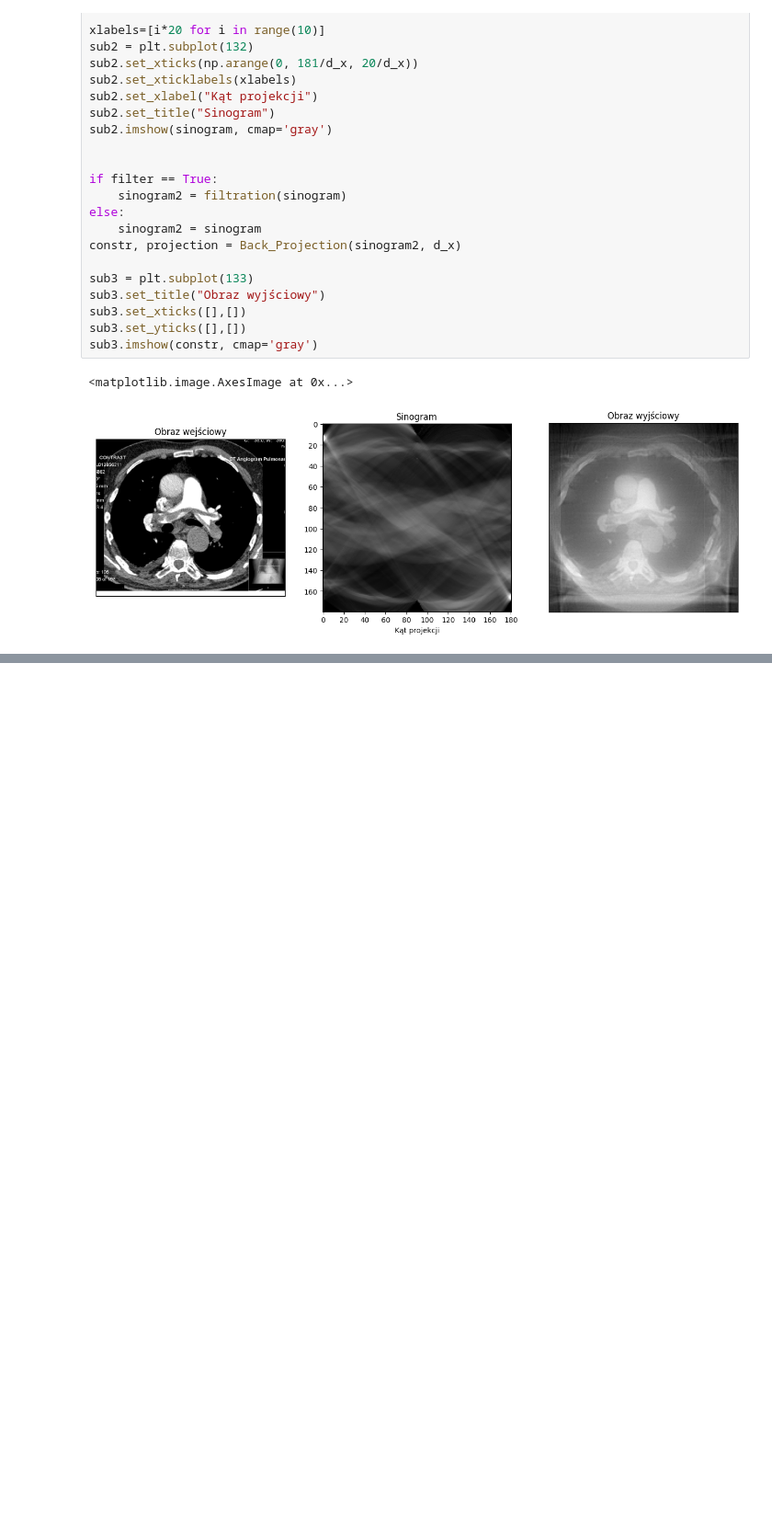
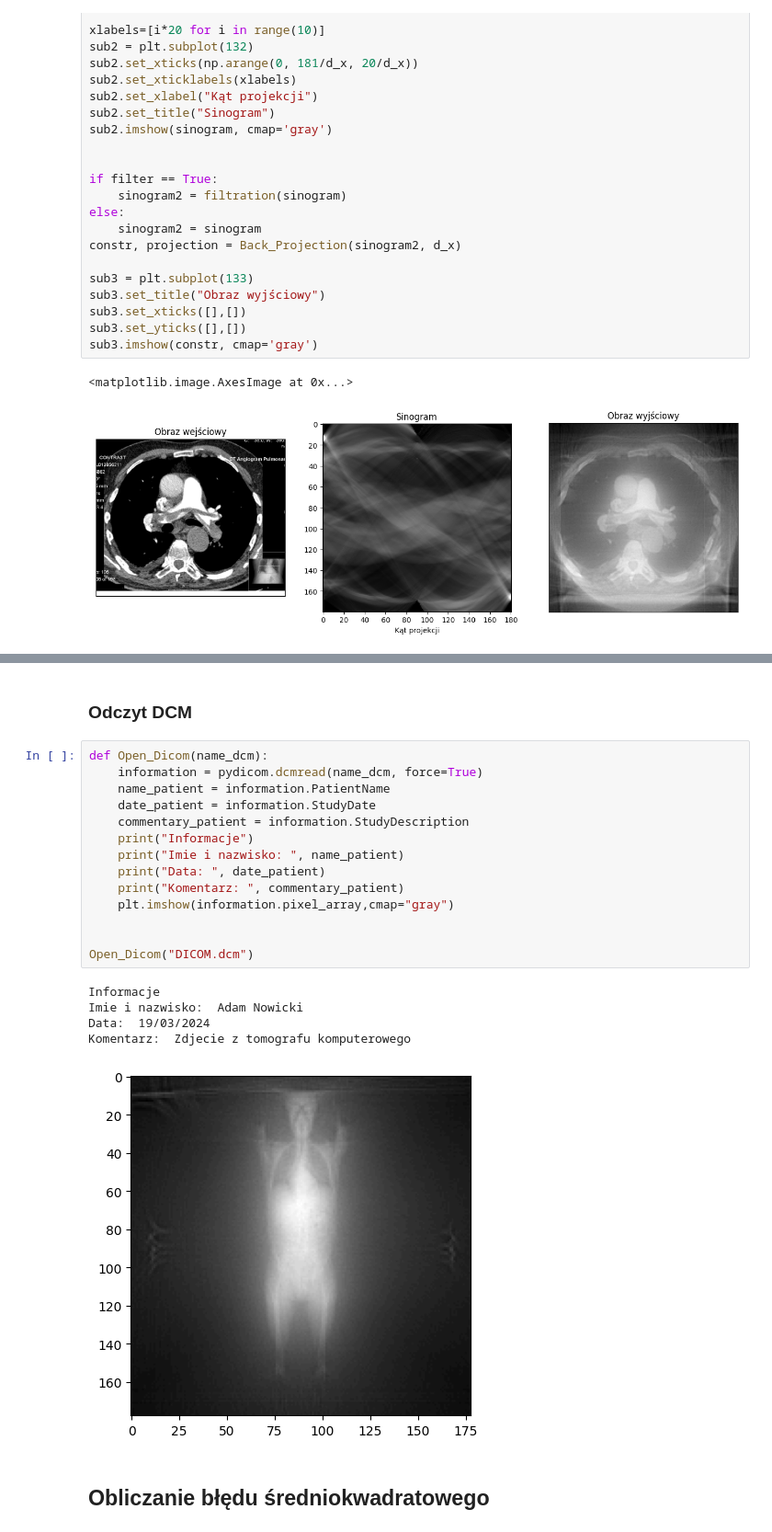
Before and after one commit to mr-SCWN/Informatyka-w-medycynie, a Jupyter notebook: Tomograf/Tomograf.ipynb, the cells around one changed output, grey strips where cells are left out. Shown at 92% size. Saved outputs shown, nothing was run; the diff lists cells and outputs as text; blank space fills up the shorter version.

```diff
--- a/Tomograf/Tomograf.ipynb
+++ b/Tomograf/Tomograf.ipynb
@@ -229,0 +363,24 @@ sub3.imshow(constr, cmap='gray')
+# %% [markdown]
+### Odczyt DCM
+# %%
+def Open_Dicom(name_dcm):
+    information = pydicom.dcmread(name_dcm, force=True)
+    name_patient = information.PatientName
+    date_patient = information.StudyDate
+    commentary_patient = information.StudyDescription
+    print("Informacje")
+    print("Imie i nazwisko: ", name_patient)
+    print("Data: ", date_patient)
+    print("Komentarz: ", commentary_patient)
+    plt.imshow(information.pixel_array,cmap="gray")
+
+
+Open_Dicom("DICOM.dcm")
+# %% [output]
+Informacje
+Imie i nazwisko:  Adam Nowicki
+Data:  19/03/2024
+Komentarz:  Zdjecie z tomografu komputerowego
+[figure, added]
+# %% [markdown]
+## **Obliczanie błędu średniokwadratowego**
```
Also changed, not shown: parts of 11 cells of this notebook, 1 other file.
